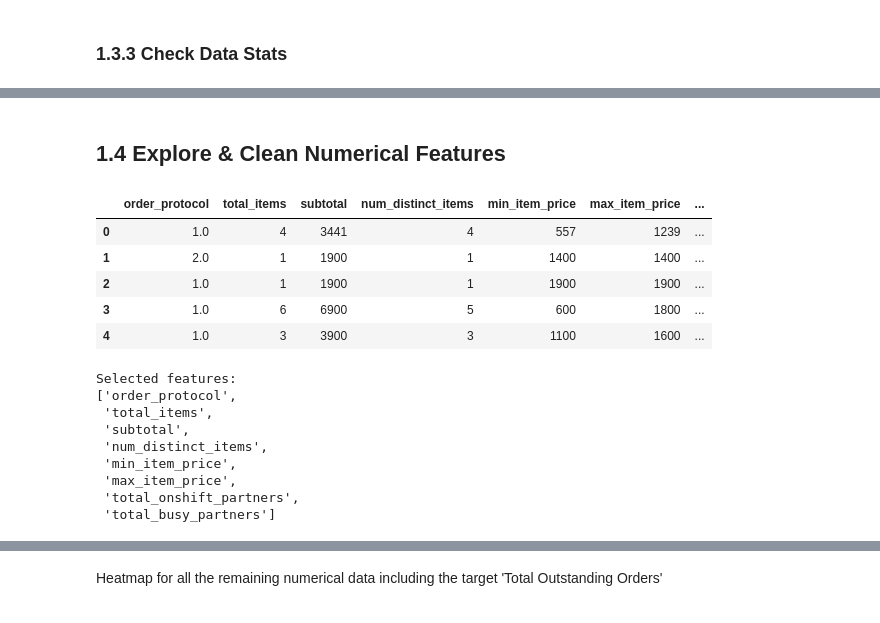
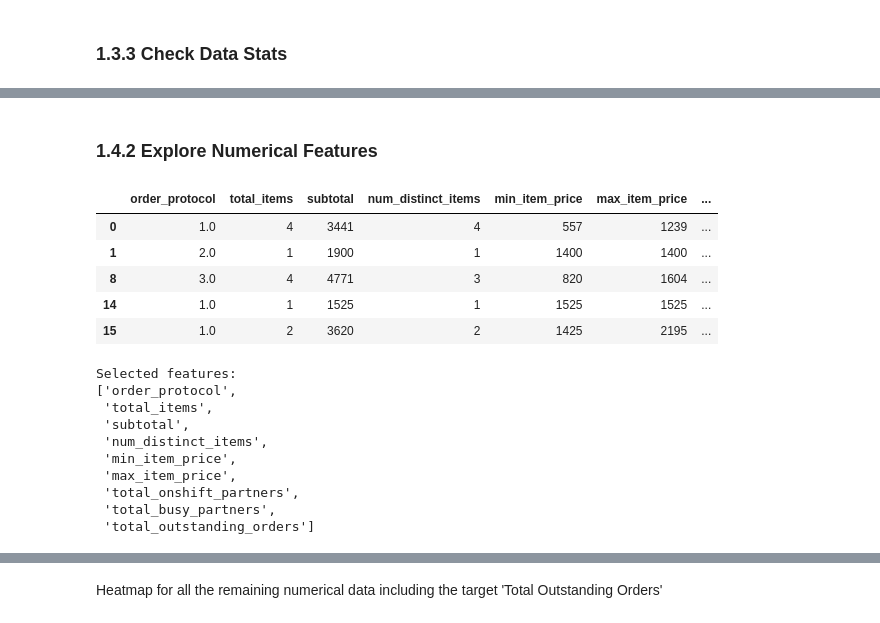
Before and after one commit to heyitzrizki/final-project-ds49-group3, a Jupyter notebook: eda & preprocessing/eda_&_pre_processing.ipynb, the cells around one changed output, grey strips where cells are left out. Cells and saved outputs as stored; diff of their text form; code cells hidden in the pictures.

```diff
--- a/eda & preprocessing/eda_&_pre_processing.ipynb
+++ b/eda & preprocessing/eda_&_pre_processing.ipynb
@@ -167,0 +234,5 @@ df.describe()
+# %%
+# Creating Column "DELIVERY TIME"
+
+df['delivery_time'] = df['actual_delivery_time'] - df['created_at']
+df.head()
@@ -167,0 +246,5 @@ df.describe()
+# %%
+# Delivery time in minutes
+
+df['delivery_time'] = df['delivery_time'].dt.total_seconds() / 60
+df.head()
@@ -167,0 +258,6 @@ df.describe()
+# %%
+# Because column of ("Created_at" and "actual_delivery_time") was not used (temporary)
+# Drop the columns
+
+df.drop(columns=['created_at', 'actual_delivery_time', 'store_id'], inplace=True)
+df.head()
@@ -168,20 +286,22 @@ df.describe()
 # %% [markdown]
-## 1.4 Explore & Clean Numerical Features
+### 1.4.2 Explore Numerical Features
 # %%
 # Select columns only numerical data
 
+df_duplicate = df.copy()
+
 df_duplicate_num = df_duplicate.select_dtypes(exclude=["object", "datetime"])
 df_duplicate_num.head()
 # %% [output]
 |  | order_protocol | total_items | subtotal | num_distinct_items | min_item_price | max_item_price | ... |
 | 0 | 1.0 | 4 | 3441 | 4 | 557 | 1239 | ... |
 | 1 | 2.0 | 1 | 1900 | 1 | 1400 | 1400 | ... |
-| 2 | 1.0 | 1 | 1900 | 1 | 1900 | 1900 | ... |
-| 3 | 1.0 | 6 | 6900 | 5 | 600 | 1800 | ... |
-| 4 | 1.0 | 3 | 3900 | 3 | 1100 | 1600 | ... |
+| 8 | 3.0 | 4 | 4771 | 3 | 820 | 1604 | ... |
+| 14 | 1.0 | 1 | 1525 | 1 | 1525 | 1525 | ... |
+| 15 | 1.0 | 2 | 3620 | 2 | 1425 | 2195 | ... |
 # %%
-# Define a threshold for quasi-constant features (e.g., 95% similar values)
-quasi_constant_threshold = 0.01
+# Define a threshold for quasi-constant features (e.g., 98% similar values)
+quasi_constant_threshold = 0.02
 
 # Initialize the VarianceThreshold selector
 selector = VarianceThreshold(
@@ -213,7 +333,8 @@ Selected features:
  'min_item_price',
  'max_item_price',
  'total_onshift_partners',
- 'total_busy_partners']
+ 'total_busy_partners',
+ 'total_outstanding_orders']
 # %%
 selected_feature_indices
 # %% [output]
```
Also changed, not shown: parts of 62 cells of this notebook.
